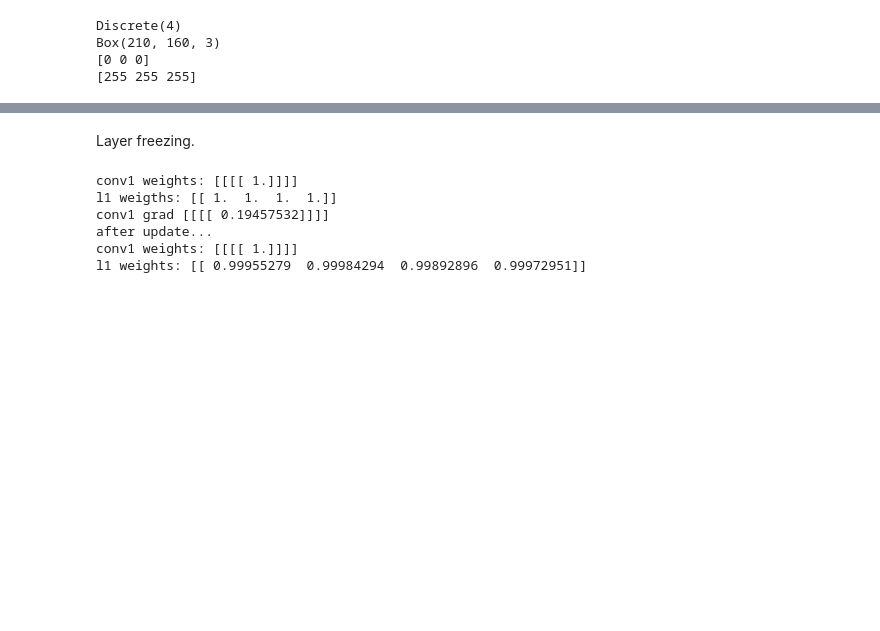
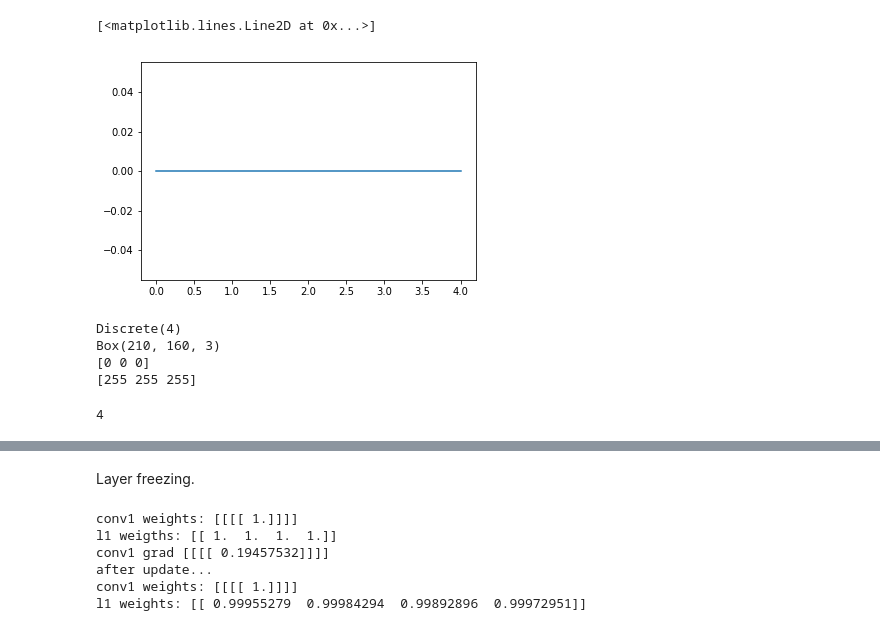
Before and after one commit to kgalias/FV4A2C, a Jupyter notebook: agenty.ipynb, the cells around one changed output, grey strips where cells are left out. Saved outputs shown, nothing was run; the diff lists cells and outputs as text; code cells hidden in the pictures; blank space fills up the shorter version.

```diff
--- a/agenty.ipynb
+++ b/agenty.ipynb
@@ -43,3 +46,8 @@ for step in range(n_iter):
+# %%
+plt.plot(np.cumsum(R))
+# %% [output]
+[<matplotlib.lines.Line2D at 0x...>]
+[figure, added]
 # %%
 print(env.action_space)
 print(env.observation_space)
@@ -61,0 +61,5 @@ def ActorCritic(chainer.Chain):
+# %%
+env.observation_space.low.size
+env.action_space.n
+# %% [output]
+4
```
Also changed, not shown: parts of 27 cells of this notebook.
